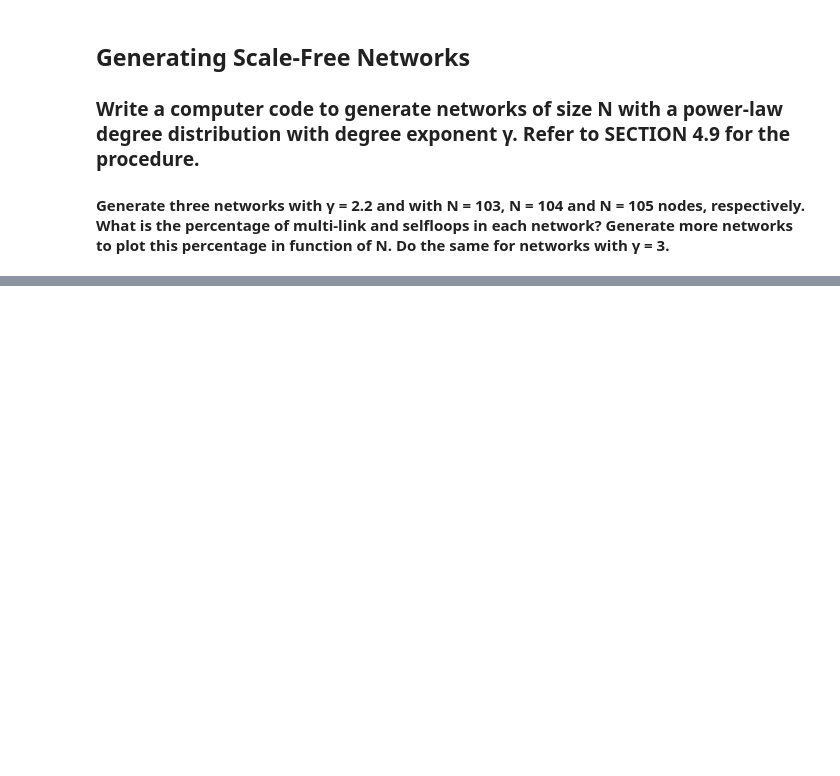
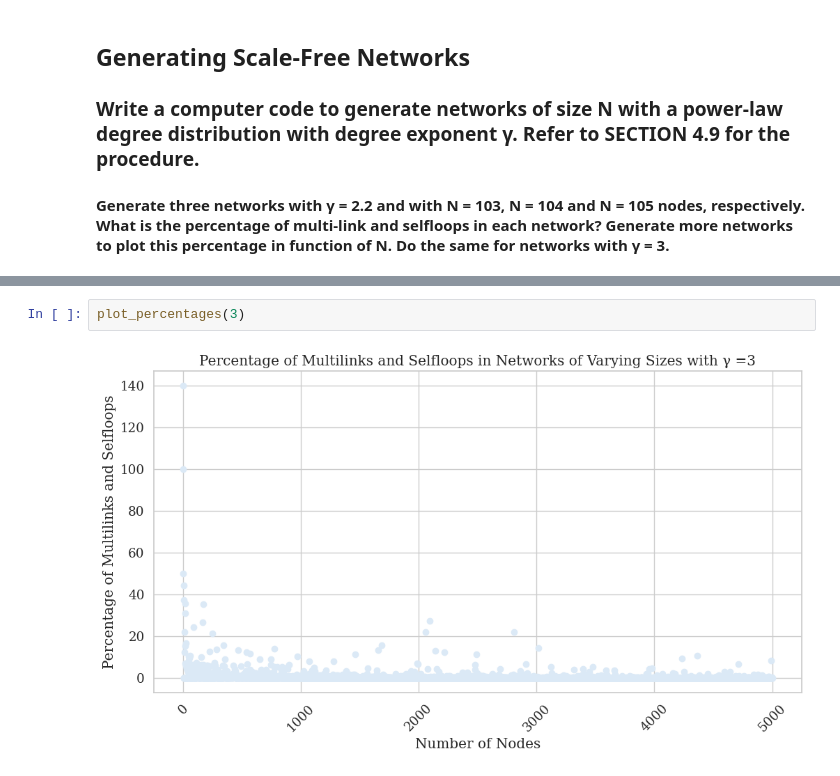
Before and after one commit to ibringfaith/network-science-book-homework, a Jupyter notebook: chapter-four/question_three.ipynb, the cells around one changed output, grey strips where cells are left out. Cells and saved outputs as stored; diff of their text form; blank space fills up the shorter version.

```diff
--- a/chapter-four/question_three.ipynb
+++ b/chapter-four/question_three.ipynb
@@ -56,0 +76,4 @@ The percentage of multi-links is 33.000%. The percentage of selfloops is 14.000%
+# %%
+plot_percentages(3)
+# %% [output]
+[figure, added]
```
Also changed, not shown: parts of 4 cells of this notebook.
